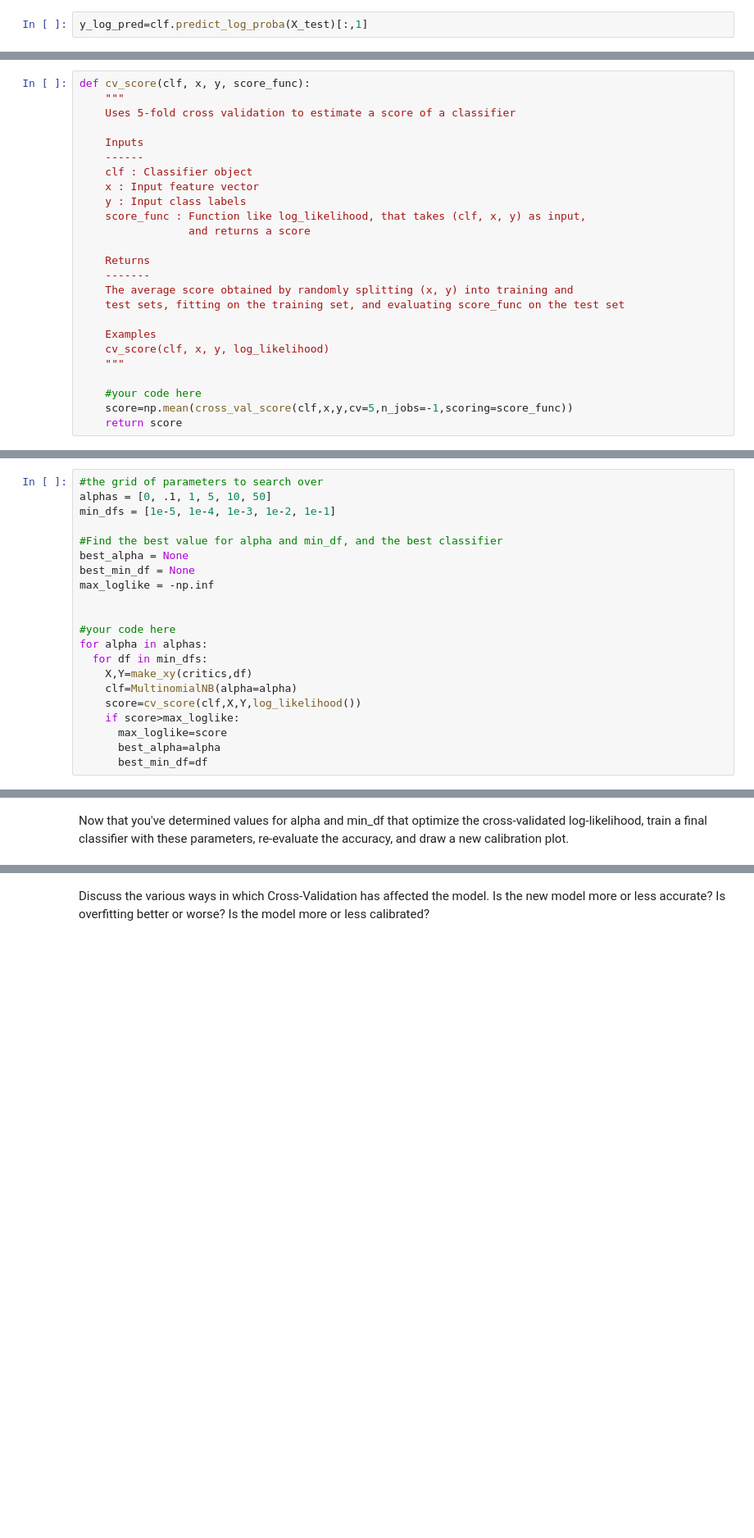
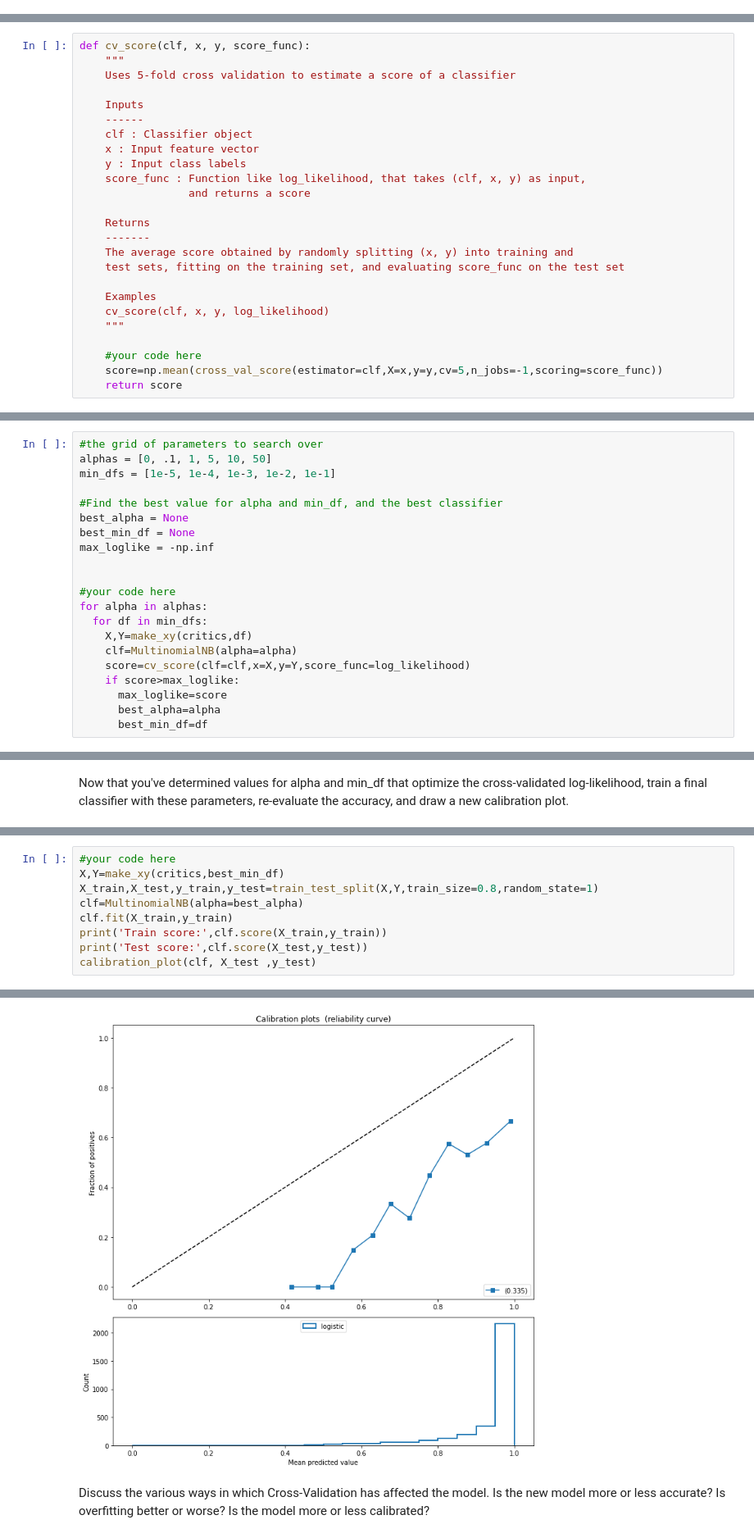
Before and after one commit to Surojit-KB/UNIV-AI-ML1-Lab3, a Jupyter notebook: Copy_of_Lab3_Scaffold.ipynb, the cells around one changed output, grey strips where cells are left out. Shown at 82% size. Drawn from its saved outputs; the diff is of its cells as text; blank space fills up the shorter version.

```diff
--- a/Copy_of_Lab3_Scaffold.ipynb
+++ b/Copy_of_Lab3_Scaffold.ipynb
@@ -197,5 +198,3 @@ Our classifier has a few free parameters. The two most important are:
 
 
 Using `clf.predict_logproba`, write a function that computes the log-likelihood of a dataset
-# %%
-y_log_pred=clf.predict_log_proba(X_test)[:,1]
@@ -257,7 +249,7 @@ def cv_score(clf, x, y, score_func):
     """
 
     #your code here
-    score=np.mean(cross_val_score(clf,x,y,cv=5,n_jobs=-1,scoring=score_func))
+    score=np.mean(cross_val_score(estimator=clf,X=x,y=y,cv=5,n_jobs=-1,scoring=score_func))
     return score
 # %% [markdown]
 Find which settings are "best" in the sense of maximizing the cross-validated log-likelihood.
@@ -285,7 +277,7 @@ for alpha in alphas:
   for df in min_dfs:
     X,Y=make_xy(critics,df)
     clf=MultinomialNB(alpha=alpha)
-    score=cv_score(clf,X,Y,log_likelihood())
+    score=cv_score(clf=clf,x=X,y=Y,score_func=log_likelihood)
     if score>max_loglike:
       max_loglike=score
       best_alpha=alpha
@@ -301,0 +293,10 @@ Now that you've determined values for alpha and min_df that optimize the cross-v
+# %%
+#your code here
+X,Y=make_xy(critics,best_min_df)
+X_train,X_test,y_train,y_test=train_test_split(X,Y,train_size=0.8,random_state=1)
+clf=MultinomialNB(alpha=best_alpha)
+clf.fit(X_train,y_train)
+print('Train score:',clf.score(X_train,y_train))
+print('Test score:',clf.score(X_test,y_test))
+calibration_plot(clf, X_test ,y_test)
+# %% [output]
@@ -302,3 +305,4 @@ Now that you've determined values for alpha and min_df that optimize the cross-v
+[figure, added]
 # %% [markdown]
 Discuss the various ways in which Cross-Validation has affected the model. Is the new model more or less accurate? Is overfitting better or worse? Is the model more or less calibrated?
 # %% [markdown]
```
Also changed, not shown: parts of 14 cells of this notebook.
